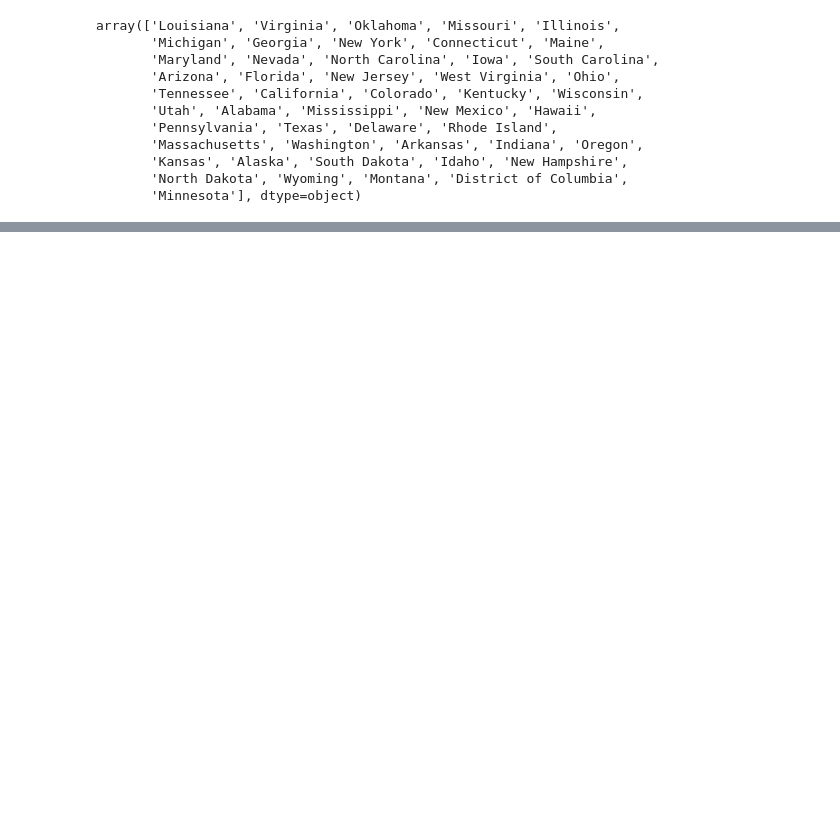
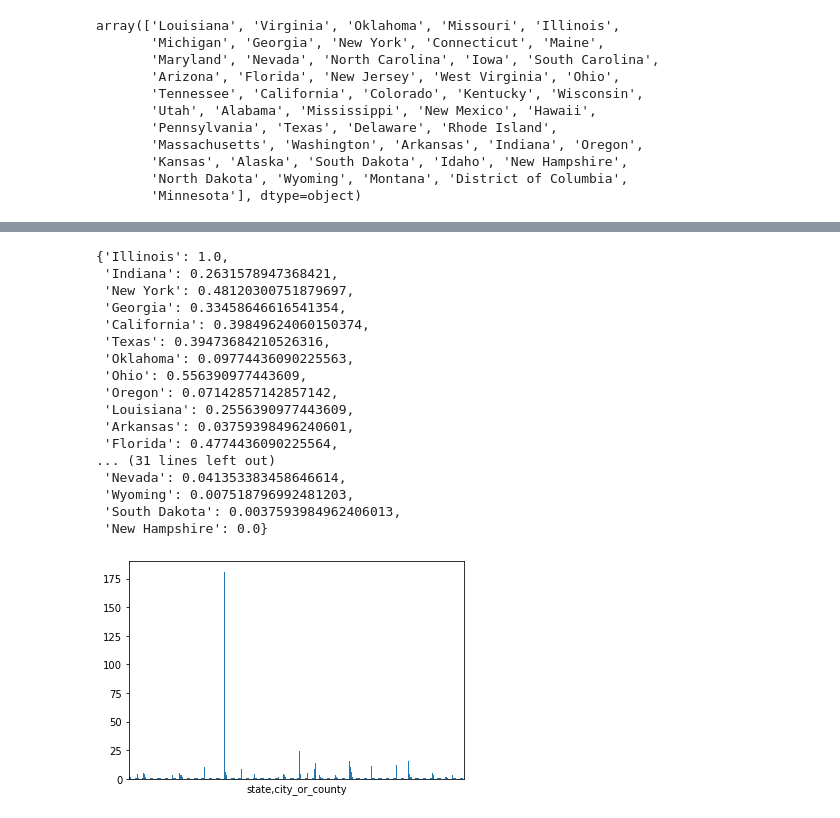
Before and after one commit to TheDarkPyotr/DataMining2023, a Jupyter notebook: source/Task1.ipynb, the cells around one changed output, grey strips where cells are left out. Drawn from its saved outputs; the diff is of its cells as text; code cells hidden in the pictures; blank space fills up the shorter version.

```diff
--- a/source/Task1.ipynb
+++ b/source/Task1.ipynb
@@ -399,0 +435,25 @@ state_incidents_df['score'].plot(kind='hist', bins=len(state_incidents_df['state
+# %%
+sample_incidents['city_or_county'].groupby(sample_incidents['state']).value_counts().plot(kind='bar')
+# omit x axis name
+plt.xticks([])
+
+state_incidents
+# %% [output]
+{'Illinois': 1.0,
+ 'Indiana': 0.2631578947368421,
+ 'New York': 0.48120300751879697,
+ 'Georgia': 0.33458646616541354,
+ 'California': 0.39849624060150374,
+ 'Texas': 0.39473684210526316,
+ 'Oklahoma': 0.09774436090225563,
+ 'Ohio': 0.556390977443609,
+ 'Oregon': 0.07142857142857142,
+ 'Louisiana': 0.2556390977443609,
+ 'Arkansas': 0.03759398496240601,
+ 'Florida': 0.4774436090225564,
+... (31 lines left out)
+ 'Nevada': 0.041353383458646614,
+ 'Wyoming': 0.007518796992481203,
+ 'South Dakota': 0.0037593984962406013,
+ 'New Hampshire': 0.0}
+[figure, added]
```
Also changed, not shown: parts of 10 cells of this notebook.
